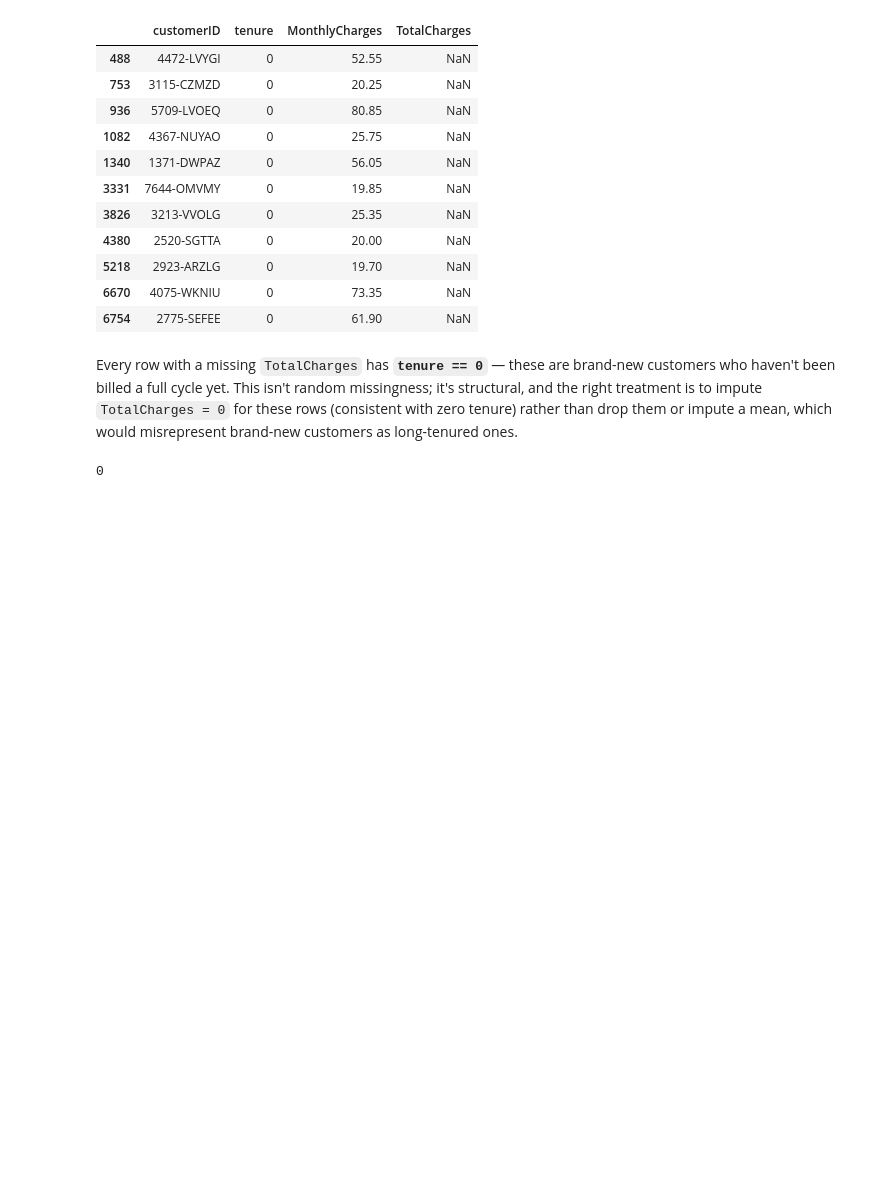
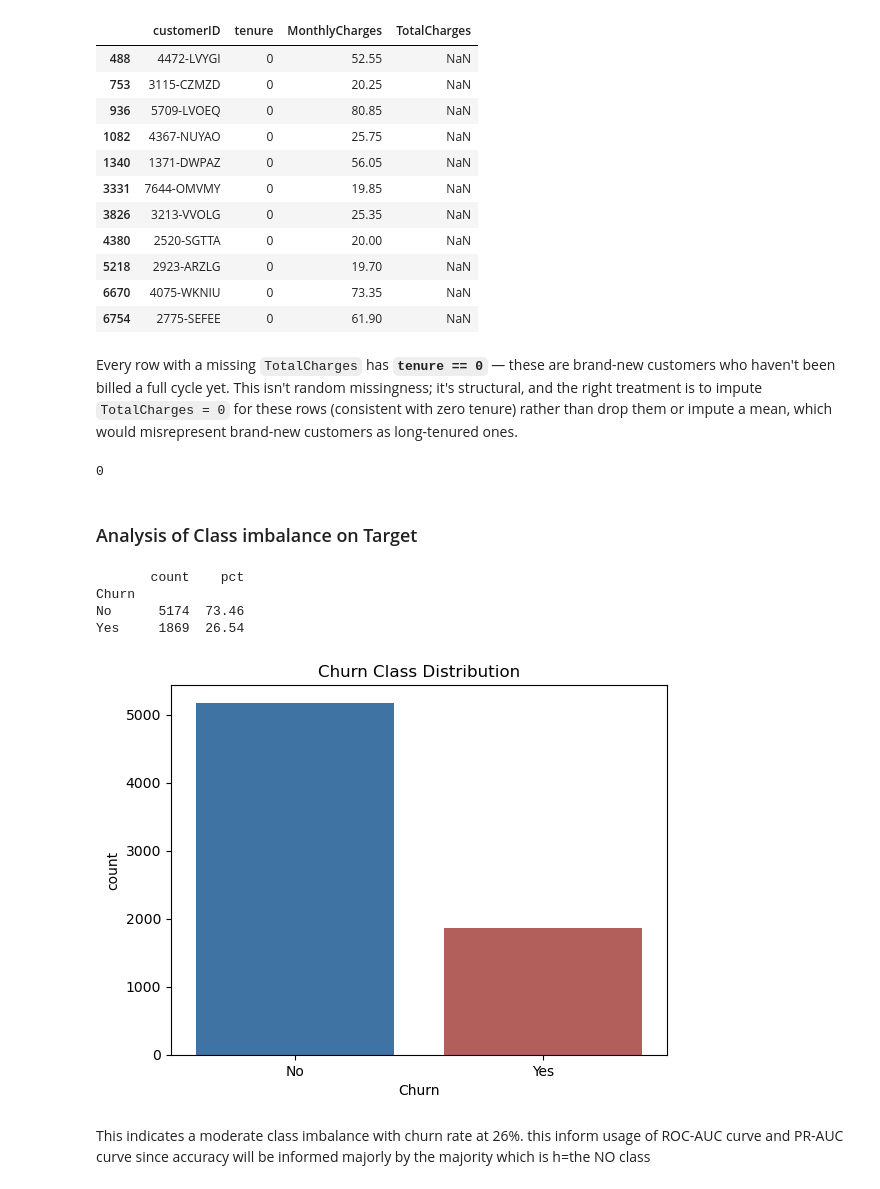
Before and after one commit to danielowuor/Customer-Retention-Intelligence-System, a Jupyter notebook: notebooks/01_eda_and_data_quality.ipynb, the cells around one changed output. Cells and saved outputs as stored; diff of their text form; code cells hidden in the pictures; blank space fills up the shorter version.

Commit message:
feat(data-prep);class imbalance checks

```diff
--- a/notebooks/01_eda_and_data_quality.ipynb
+++ b/notebooks/01_eda_and_data_quality.ipynb
@@ -207,3 +207,24 @@ df["TotalCharges"] = df["TotalCharges"].fillna(0) # fill missing values with zer
 print(df.duplicated().sum())
 # %% [output]
 0
+# %% [markdown]
+### Analysis of Class imbalance on Target
+# %%
+churn_counts = df["Churn"].value_counts()
+churn_percentage = df["Churn"].value_counts(normalize=True) * 100
+
+summary = pd.DataFrame({"count": churn_counts, "pct": churn_percentage.round(2)}) # converts the percentage and counts to a data frame for comparison
+print(summary)
+
+fig, ax = plt.subplots()
+sns.countplot(data=df, x="Churn", hue="Churn", palette=["#2E74B5", "#C0504D"], legend=False, ax=ax)
+ax.set_title("Churn Class Distribution")
+plt.show()
+# %% [output]
+       count    pct
+Churn
+No      5174  73.46
+Yes     1869  26.54
+[figure, added]
+# %% [markdown]
+This indicates a moderate class imbalance with churn rate at 26%. this inform usage of ROC-AUC curve and PR-AUC curve since accuracy will be informed majorly by the majority which is h=the NO class
```
